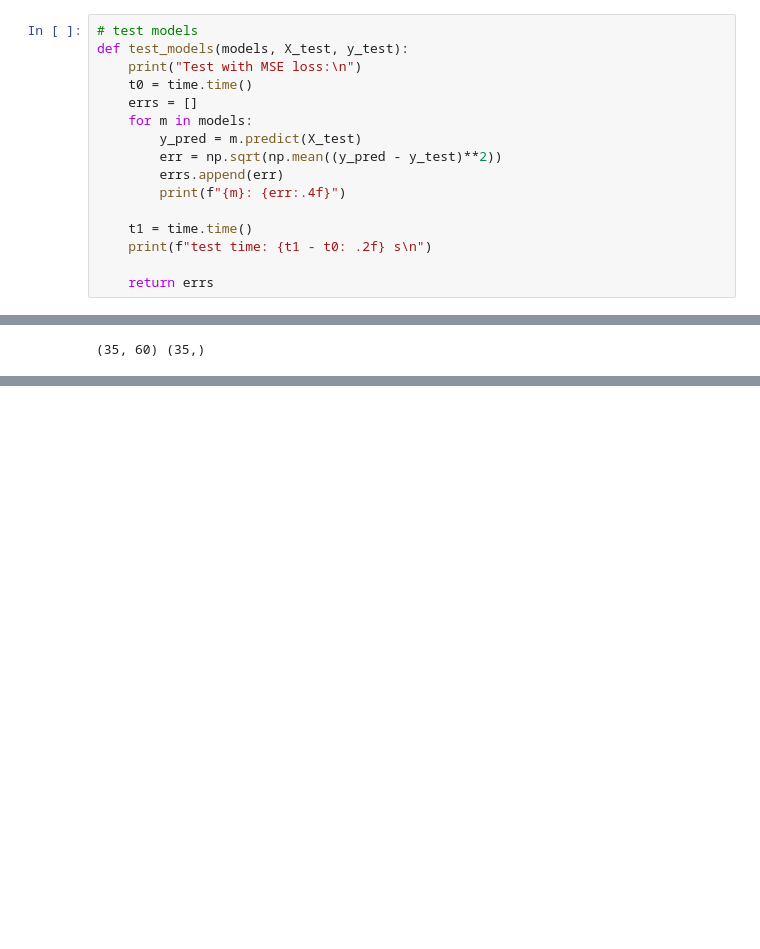
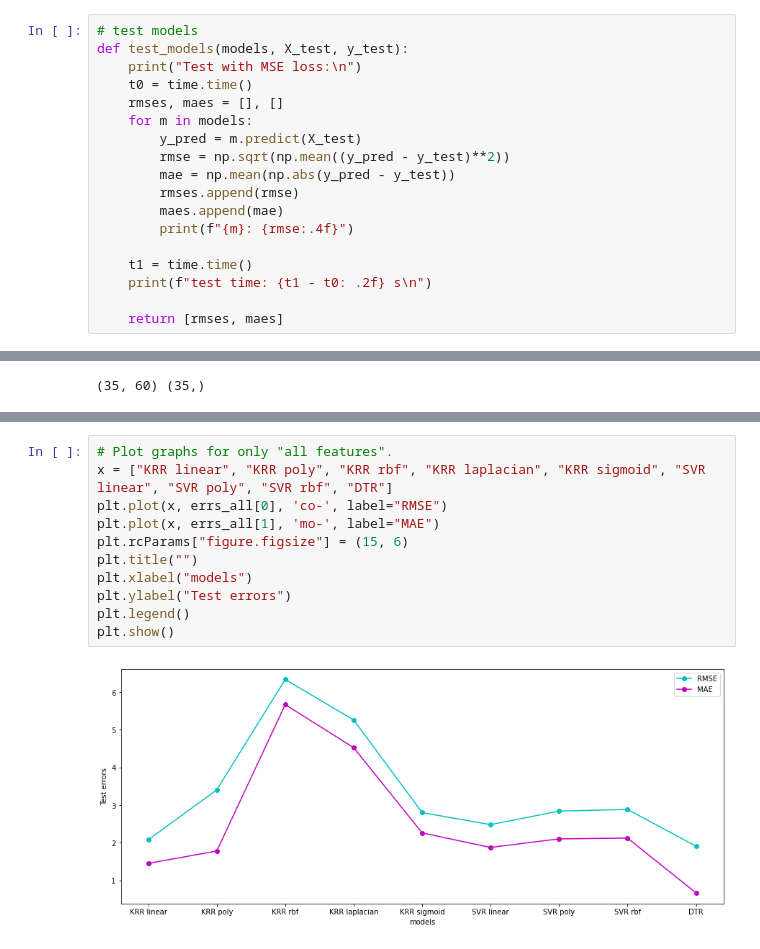
Before and after one commit to JingzeXU/comp0053_group1, a Jupyter notebook: models.ipynb, the cells around one changed output, grey strips where cells are left out. Cells and saved outputs as stored; diff of their text form; blank space fills up the shorter version.

Commit message:
added plotting code, updated README

```diff
--- a/models.ipynb
+++ b/models.ipynb
@@ -76,17 +76,19 @@ def train_models(X_train, y_train):
 def test_models(models, X_test, y_test):
     print("Test with MSE loss:\n")
     t0 = time.time()
-    errs = []
+    rmses, maes = [], []
     for m in models:
         y_pred = m.predict(X_test)
-        err = np.sqrt(np.mean((y_pred - y_test)**2))
-        errs.append(err)
-        print(f"{m}: {err:.4f}")
+        rmse = np.sqrt(np.mean((y_pred - y_test)**2))
+        mae = np.mean(np.abs(y_pred - y_test))
+        rmses.append(rmse)
+        maes.append(mae)
+        print(f"{m}: {rmse:.4f}")
 
     t1 = time.time()
     print(f"test time: {t1 - t0: .2f} s\n")
 
-    return errs
+    return [rmses, maes]
 # %%
 # KernelRidge kernel : linear > poly > rbf
 # %%
@@ -262,3 +264,16 @@ plt.legend()
 plt.show()
 # %% [output]
 [figure]
+# %%
+# Plot graphs for only "all features".
+x = ["KRR linear", "KRR poly", "KRR rbf", "KRR laplacian", "KRR sigmoid", "SVR linear", "SVR poly", "SVR rbf", "DTR"]
+plt.plot(x, errs_all[0], 'co-', label="RMSE")
+plt.plot(x, errs_all[1], 'mo-', label="MAE")
+plt.rcParams["figure.figsize"] = (15, 6)
+plt.title("")
+plt.xlabel("models")
+plt.ylabel("Test errors")
+plt.legend()
+plt.show()
+# %% [output]
+[figure, added]
```
Also changed, not shown: parts of 6 cells of this notebook, 1 other file.
